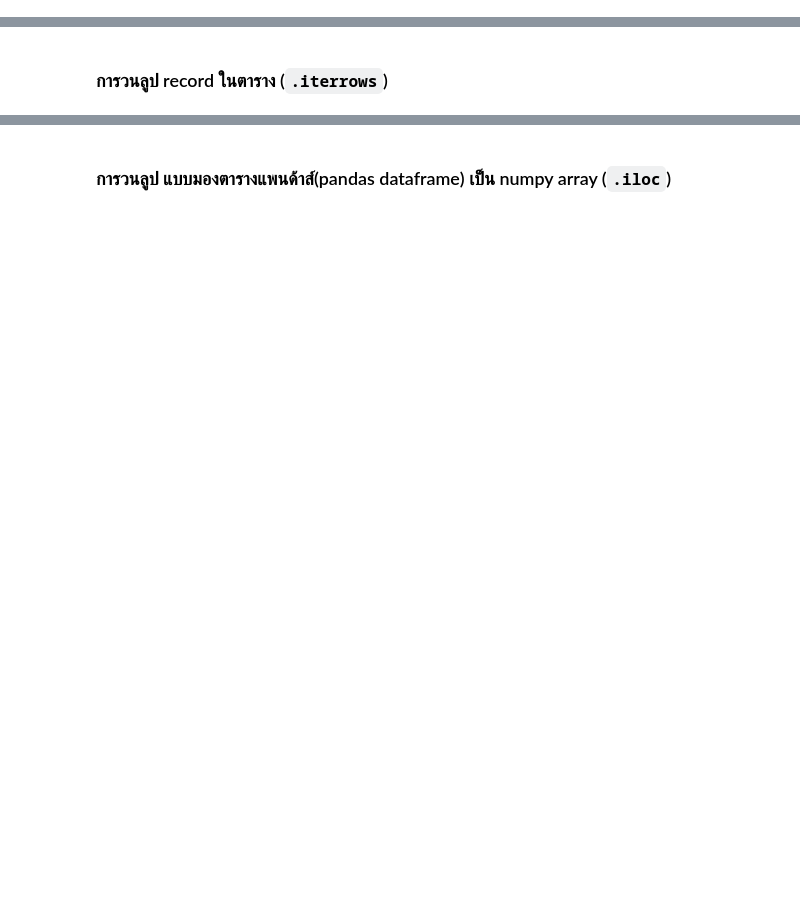
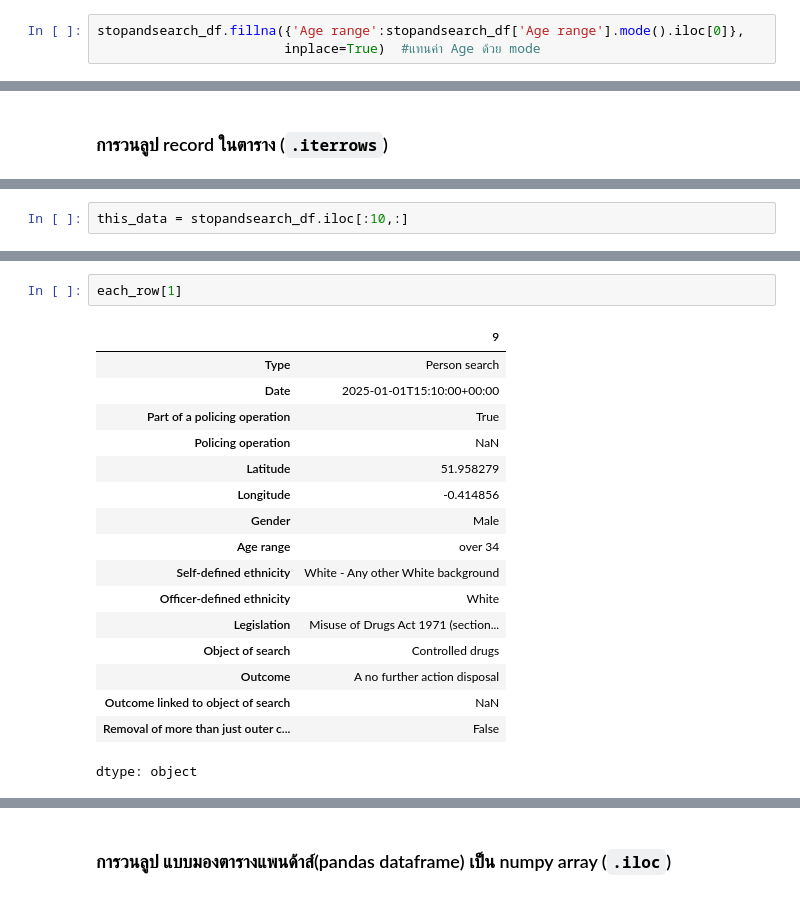
Before and after one commit to jangInw007/dataviz2025, a Jupyter notebook: Pandas_101_2025.ipynb, the cells around one changed output, grey strips where cells are left out. Cells and saved outputs as stored; diff of their text form; blank space fills up the shorter version.

```diff
--- a/Pandas_101_2025.ipynb
+++ b/Pandas_101_2025.ipynb
@@ -1124,0 +1129,3 @@ stopandsearch_df[stopandsearch_df['Age range'].isnull()]
+# %%
+stopandsearch_df.fillna({'Age range':stopandsearch_df['Age range'].mode().iloc[0]},
+                        inplace=True)  #แทนค่า Age ด้วย mode
@@ -1152,2 +1147,4 @@ this_data.groupby('type').count()
+# %%
+this_data = stopandsearch_df.iloc[:10,:]
 # %%
 for each_row in this_data.iterrows():
@@ -1282,0 +1190,20 @@ creator_counts
+# %%
+each_row[1]
+# %% [output]
+|  | 9 |
+| Type | Person search |
+| Date | 2025-01-01T15:10:00+00:00 |
+| Part of a policing operation | True |
+| Policing operation | NaN |
+| Latitude | 51.958279 |
+| Longitude | -0.414856 |
+| Gender | Male |
+| Age range | over 34 |
+| Self-defined ethnicity | White - Any other White background |
+| Officer-defined ethnicity | White |
+| Legislation | Misuse of Drugs Act 1971 (section... |
+| Object of search | Controlled drugs |
+| Outcome | A no further action disposal |
+| Outcome linked to object of search | NaN |
+| Removal of more than just outer c... | False |
+dtype: object
```
Also changed, not shown: parts of 26 cells of this notebook.
